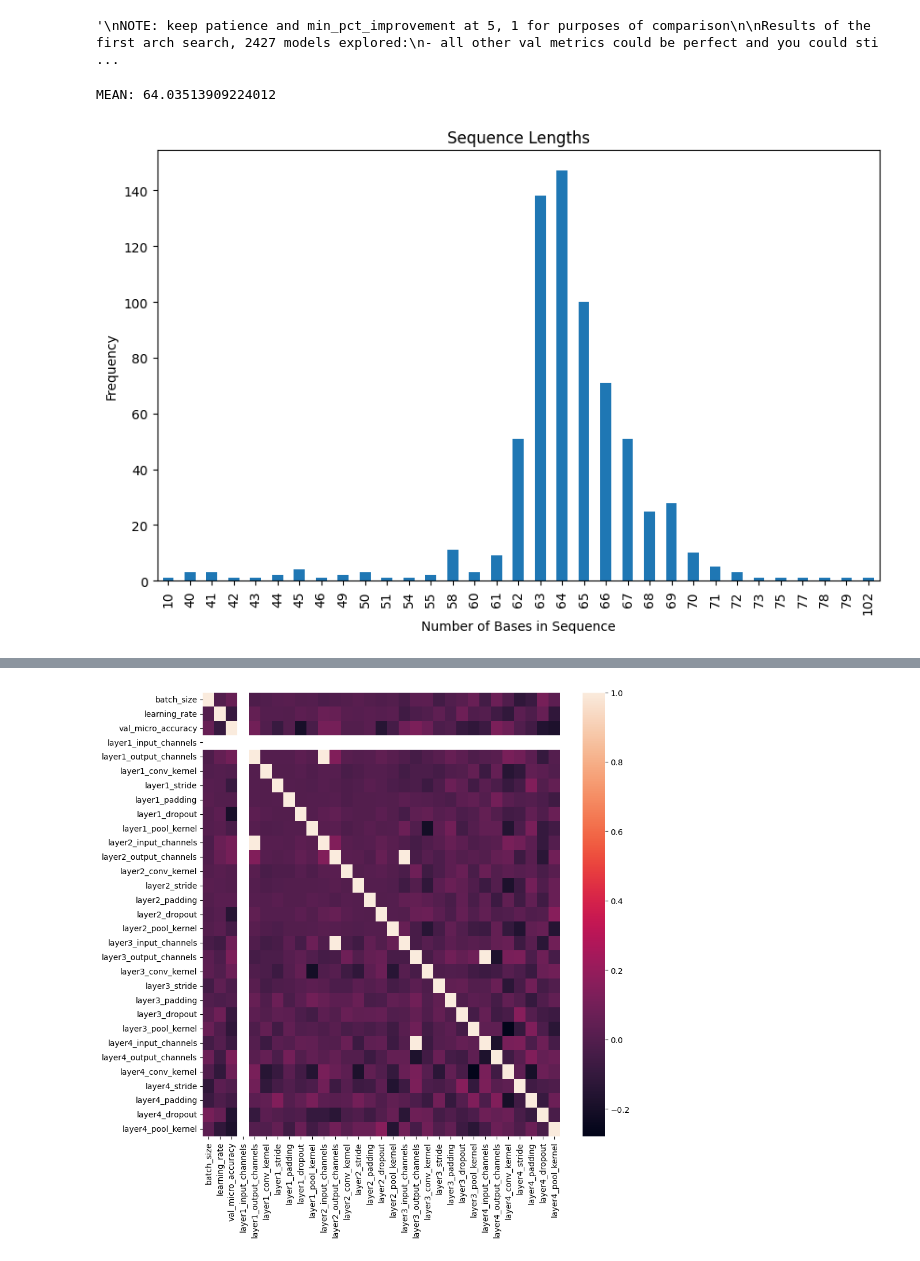
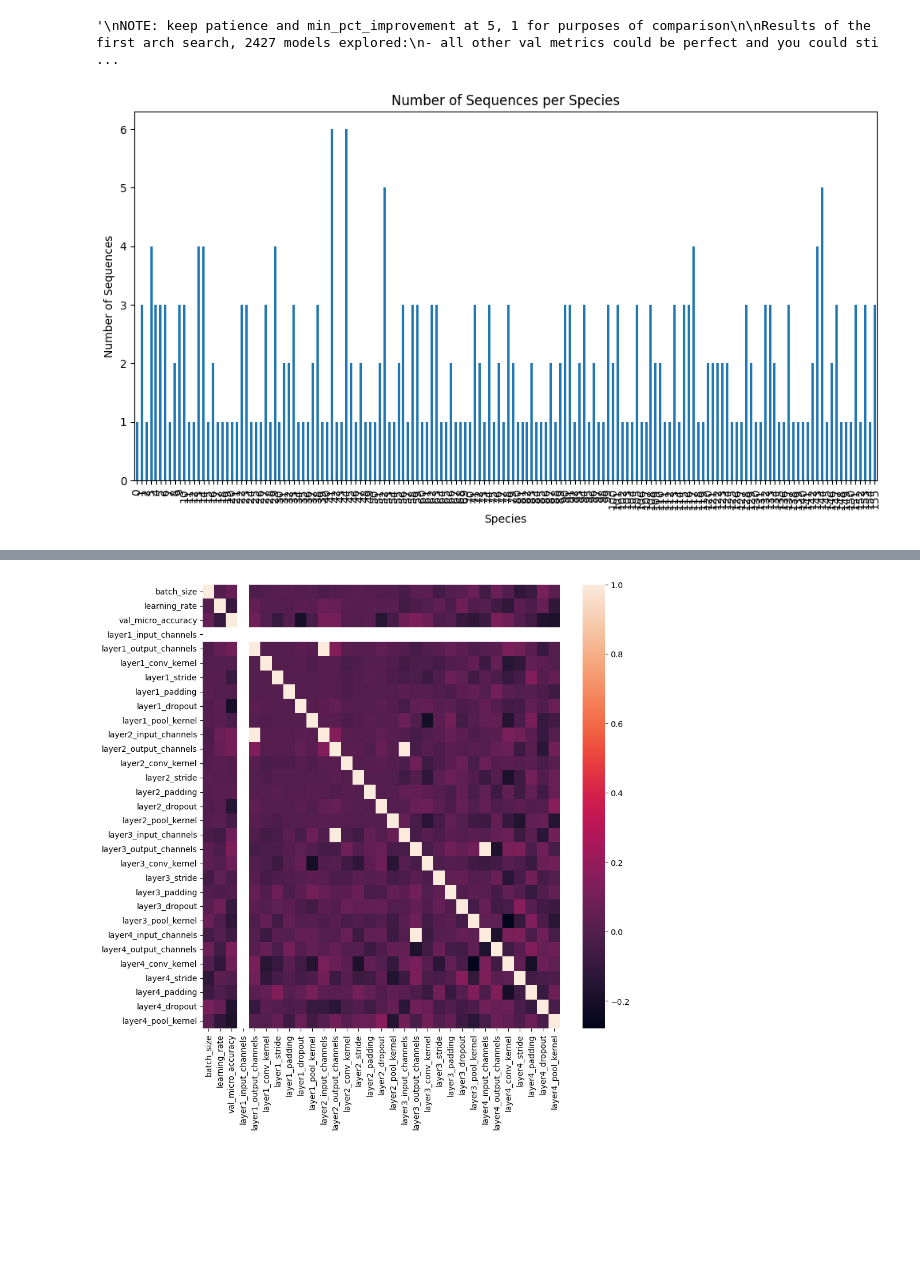
Before and after one commit to AmlanMishra2004/eDNA, a Jupyter notebook: interpret_results.ipynb, the cells around one changed output, grey strips where cells are left out. Drawn from its saved outputs; the diff is of its cells as text; code cells hidden in the pictures; blank space fills up the shorter version.

```diff
--- a/interpret_results.ipynb
+++ b/interpret_results.ipynb
@@ -30,20 +30,20 @@ next steps:
 """
 # %% [output]
 '\nNOTE: keep patience and min_pct_improvement at 5, 1 for purposes of comparison\n\nResults of the first arch search, 2427 models explored:\n- all other val metrics could be perfect and you could sti ...
-# %%
-overall_df = pd.read_csv('datasets/v4_combined_reference_sequences.csv', sep=';')
-# overall_df = utils.remove_species_with_too_few_sequences(
-#             overall_df, 'species_cat', 2, False
-#         )
-overall_df['seq_length'] = overall_df['seq'].str.len()
-print(f"MEAN: {overall_df['seq_length'].mean()}")
-
-plt.figure(figsize=(10,6))
-overall_df['seq_length'].value_counts().sort_index().plot(kind='bar')
-plt.xlabel('Number of Bases in Sequence')
-plt.ylabel('Frequency')
-plt.title('Sequence Lengths') # for Species with >2 Sequences
-plt.show()
-# %% [output]
-MEAN: 64.03513909224012
-[figure, removed]
+# %%
+df = pd.read_csv('datasets/train_no_dup.csv', sep=',')
+# Group the data by species and count the number of sequences for each
+species_counts = df.groupby('species_cat')['seq'].count()
+
+# Create a bar plot
+species_counts.plot(kind='bar', figsize=(12, 6))
+
+# Set the title and labels
+plt.title('Number of Sequences per Species')
+plt.xlabel('Species')
+plt.ylabel('Number of Sequences')
+
+# Show the plot
+plt.show()
+# %% [output]
+[figure, added]
```
Also changed, not shown: parts of 1 cell of this notebook, 19 other files.
